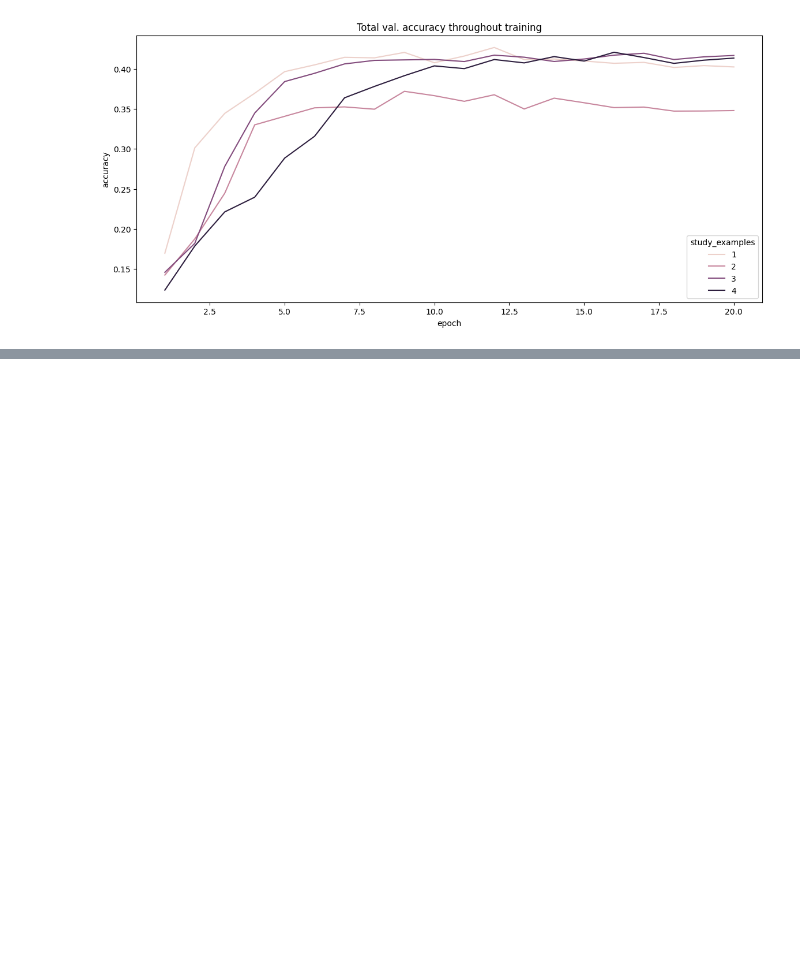
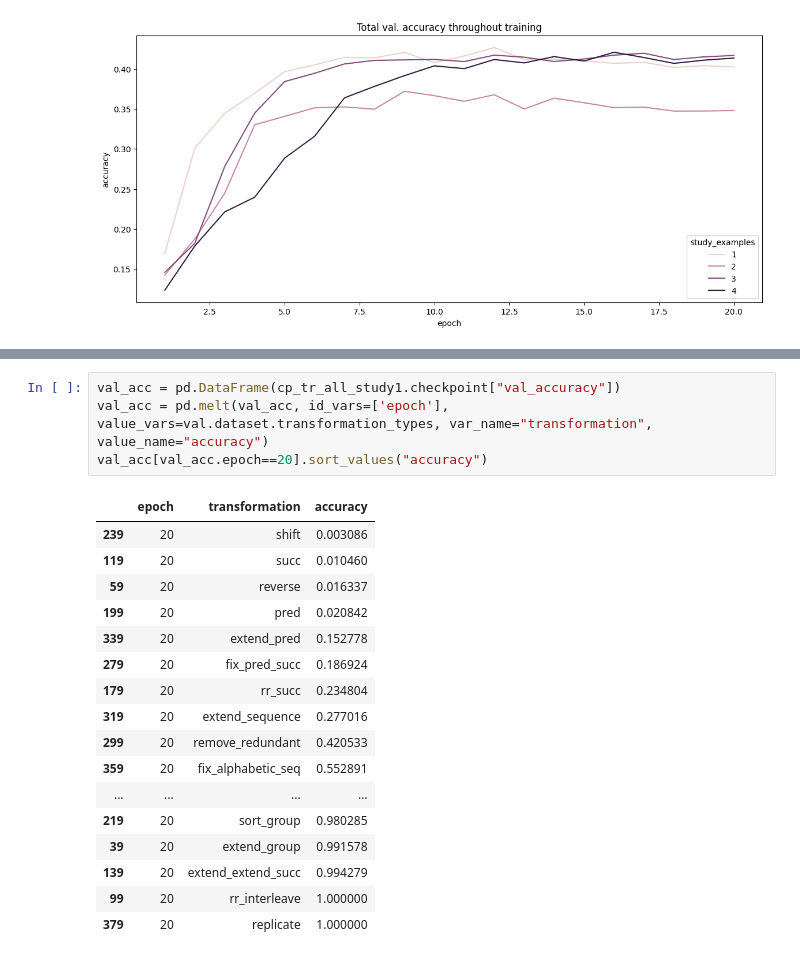
Before and after one commit to philipp-hellwig/MLC-letter-string-analogies, a Jupyter notebook: analyses/all_trans.ipynb, the cells around one changed output, grey strips where cells are left out. Drawn from its saved outputs; the diff is of its cells as text; blank space fills up the shorter version.

```diff
--- a/analyses/all_trans.ipynb
+++ b/analyses/all_trans.ipynb
@@ -263,0 +292,22 @@ _ = ax.set_title("Total val. accuracy throughout training")
+# %%
+val_acc = pd.DataFrame(cp_tr_all_study1.checkpoint["val_accuracy"])
+val_acc = pd.melt(val_acc, id_vars=['epoch'], value_vars=val.dataset.transformation_types, var_name="transformation", value_name="accuracy")
+val_acc[val_acc.epoch==20].sort_values("accuracy")
+# %% [output]
+|  | epoch | transformation | accuracy |
+| 239 | 20 | shift | 0.003086 |
+| 119 | 20 | succ | 0.010460 |
+| 59 | 20 | reverse | 0.016337 |
+| 199 | 20 | pred | 0.020842 |
+| 339 | 20 | extend_pred | 0.152778 |
+| 279 | 20 | fix_pred_succ | 0.186924 |
+| 179 | 20 | rr_succ | 0.234804 |
+| 319 | 20 | extend_sequence | 0.277016 |
+| 299 | 20 | remove_redundant | 0.420533 |
+| 359 | 20 | fix_alphabetic_seq | 0.552891 |
+| ... | ... | ... | ... |
+| 219 | 20 | sort_group | 0.980285 |
+| 39 | 20 | extend_group | 0.991578 |
+| 139 | 20 | extend_extend_succ | 0.994279 |
+| 99 | 20 | rr_interleave | 1.000000 |
+| 379 | 20 | replicate | 1.000000 |
```
Also changed, not shown: parts of 10 cells of this notebook, 1 other file.
